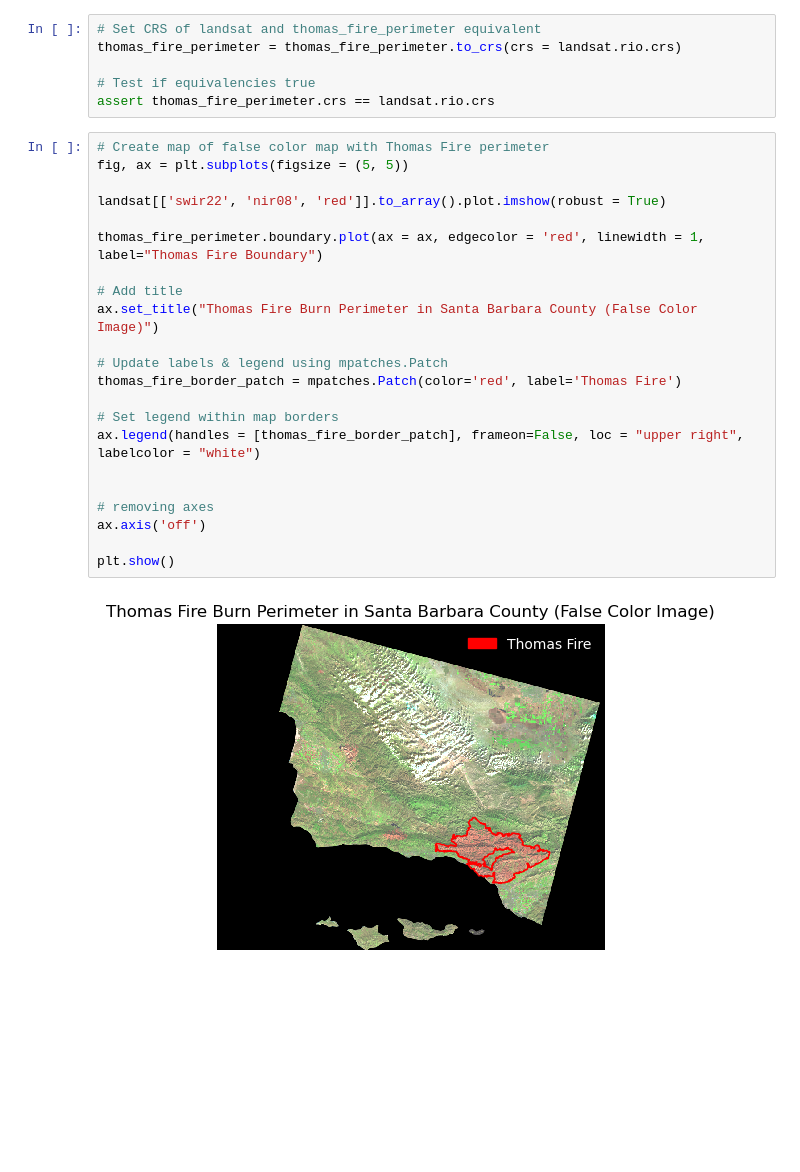
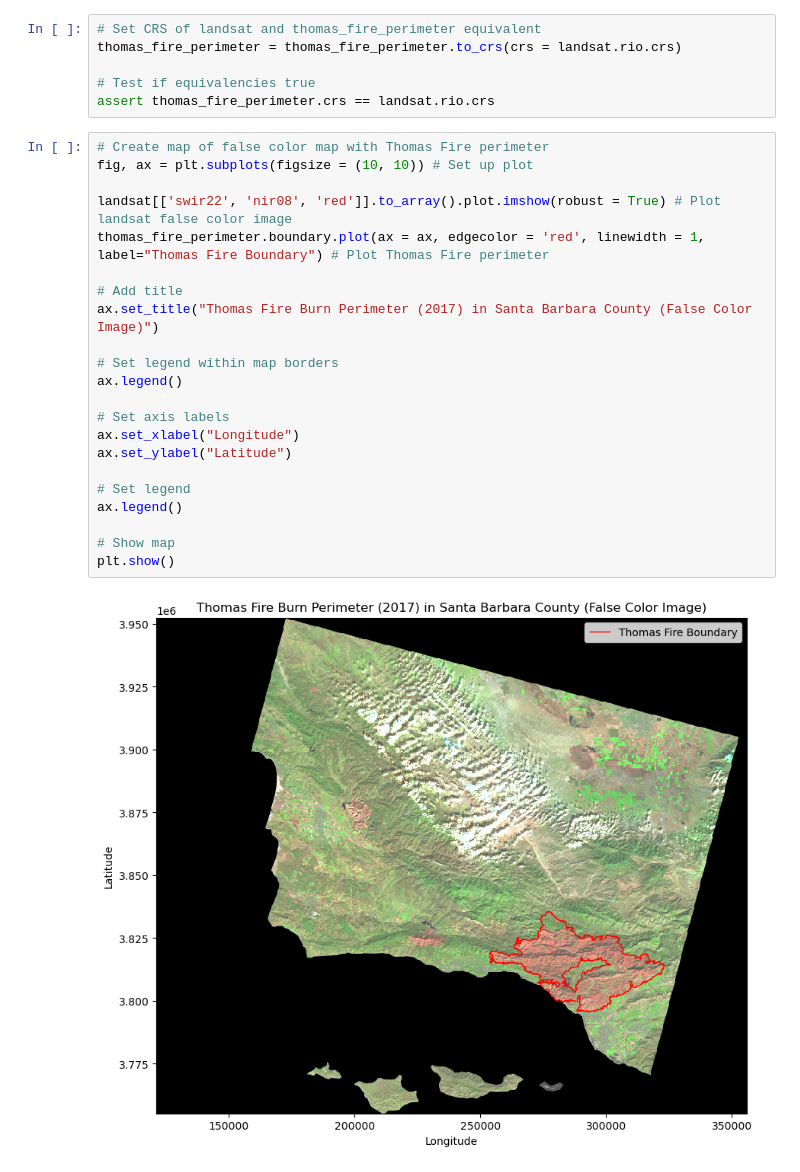
Before and after one commit to nmoraescommit/eds220-hw4, a Jupyter notebook: hwk4-task2-false-color-MORAES.ipynb, the cells around one changed output. Cells and saved outputs as stored; diff of their text form; blank space fills up the shorter version.

```diff
--- a/hwk4-task2-false-color-MORAES.ipynb
+++ b/hwk4-task2-false-color-MORAES.ipynb
@@ -186,25 +195,25 @@ thomas_fire_perimeter = thomas_fire_perimeter.to_crs(crs = landsat.rio.crs)
 assert thomas_fire_perimeter.crs == landsat.rio.crs
 # %%
 # Create map of false color map with Thomas Fire perimeter
-fig, ax = plt.subplots(figsize = (5, 5))
+fig, ax = plt.subplots(figsize = (10, 10)) # Set up plot
 
-landsat[['swir22', 'nir08', 'red']].to_array().plot.imshow(robust = True)
-
-thomas_fire_perimeter.boundary.plot(ax = ax, edgecolor = 'red', linewidth = 1, label="Thomas Fire Boundary")
+landsat[['swir22', 'nir08', 'red']].to_array().plot.imshow(robust = True) # Plot landsat false color image
+thomas_fire_perimeter.boundary.plot(ax = ax, edgecolor = 'red', linewidth = 1, label="Thomas Fire Boundary") # Plot Thomas Fire perimeter
 
 # Add title
-ax.set_title("Thomas Fire Burn Perimeter in Santa Barbara County (False Color Image)")
-
-# Update labels & legend using mpatches.Patch
-thomas_fire_border_patch = mpatches.Patch(color='red', label='Thomas Fire')
+ax.set_title("Thomas Fire Burn Perimeter (2017) in Santa Barbara County (False Color Image)")
 
 # Set legend within map borders
-ax.legend(handles = [thomas_fire_border_patch], frameon=False, loc = "upper right", labelcolor = "white")
+ax.legend()
 
+# Set axis labels
+ax.set_xlabel("Longitude")
+ax.set_ylabel("Latitude")
 
-# removing axes
-ax.axis('off')
+# Set legend
+ax.legend()
 
+# Show map
 plt.show()
 # %% [output]
-[figure, old version]
+[figure, new version]
```
Also changed, not shown: parts of 15 cells of this notebook.
